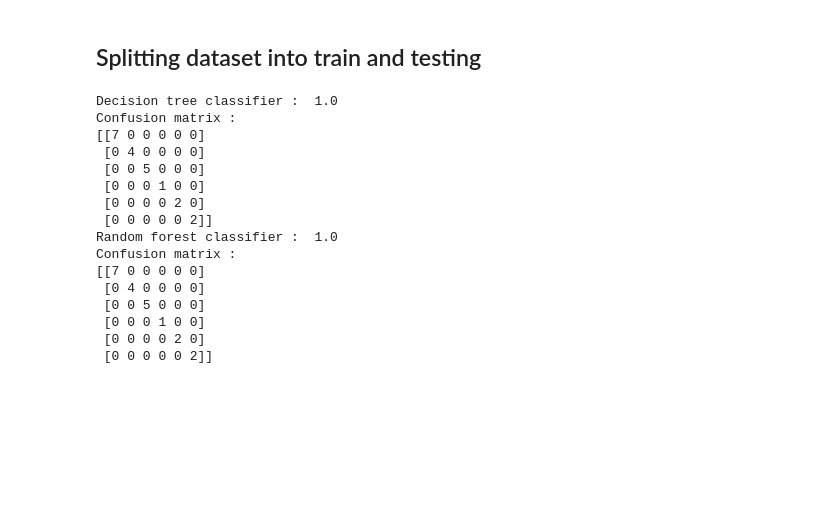
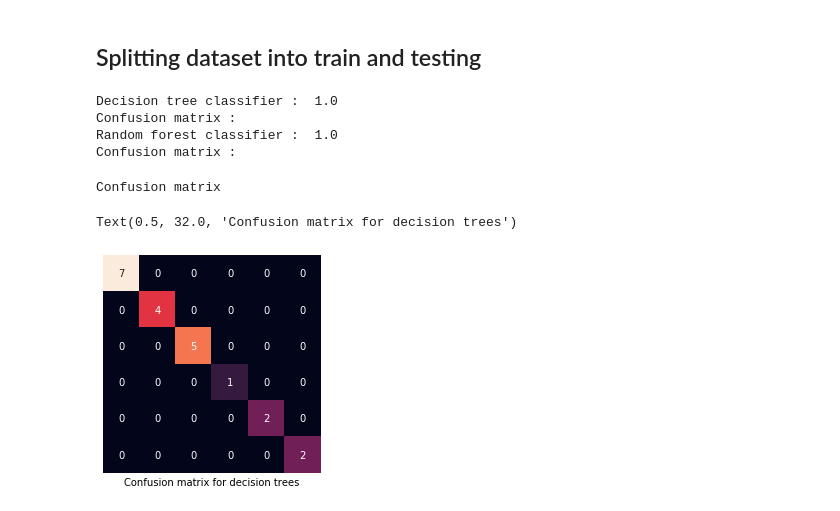
Before and after one commit to souravs17031999/Zoo-Animal-Classification, a Jupyter notebook: Zoo_animal_clasification_project_ml.ipynb, the cells around one changed output. Drawn from its saved outputs; the diff is of its cells as text; code cells hidden in the pictures; blank space fills up the shorter version.

```diff
--- a/Zoo_animal_clasification_project_ml.ipynb
+++ b/Zoo_animal_clasification_project_ml.ipynb
@@ -211,33 +211,28 @@ def train_and_test(X_train, X_test, y_train, y_test):
   classifier1.fit(X_train, y_train)
   print('Decision tree classifier : ', end = " ")
   print(accuracy_score(y_test, classifier1.predict(X_test)))
-  print('Confusion matrix : ')
-  print(confusion_matrix(y_test,classifier1.predict(X_test)))
+  cf1 = confusion_matrix(y_test,classifier1.predict(X_test))
 
   classifier2 = RandomForestClassifier()
   classifier2.fit(X_train, y_train)
   print('Random forest classifier : ', end = " ")
   print(accuracy_score(y_test, classifier2.predict(X_test)))
-  print('Confusion matrix : ')
-  print(confusion_matrix(y_test,classifier2.predict(X_test)))
+  cf2 = confusion_matrix(y_test,classifier2.predict(X_test))
 
   print()
+  return cf1, cf2
 # %%
-train_and_test(X_train, X_test, y_train, y_test)
+cf1, cf2 = train_and_test(X_train, X_test, y_train, y_test)
 # %% [output]
 Decision tree classifier :  1.0
 Confusion matrix :
-[[7 0 0 0 0 0]
- [0 4 0 0 0 0]
- [0 0 5 0 0 0]
- [0 0 0 1 0 0]
- [0 0 0 0 2 0]
- [0 0 0 0 0 2]]
 Random forest classifier :  1.0
 Confusion matrix :
-[[7 0 0 0 0 0]
- [0 4 0 0 0 0]
- [0 0 5 0 0 0]
- [0 0 0 1 0 0]
- [0 0 0 0 2 0]
- [0 0 0 0 0 2]]
+# %%
+print('Confusion matrix')
+sns.heatmap(cf1, square = True, annot = True, cbar = False, yticklabels=False, xticklabels=False)
+plt.xlabel('Confusion matrix for decision trees')
+# %% [output]
+Confusion matrix
+Text(0.5, 32.0, 'Confusion matrix for decision trees')
+[figure, added]
```
Also changed, not shown: parts of 2 cells of this notebook.
